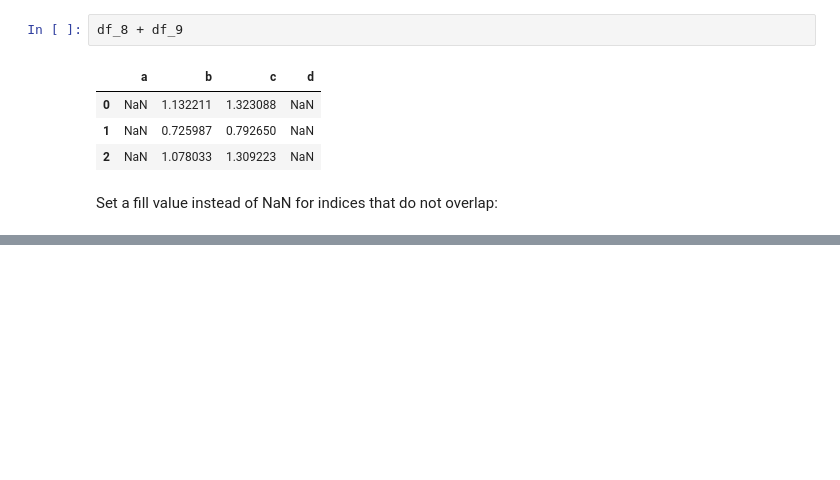
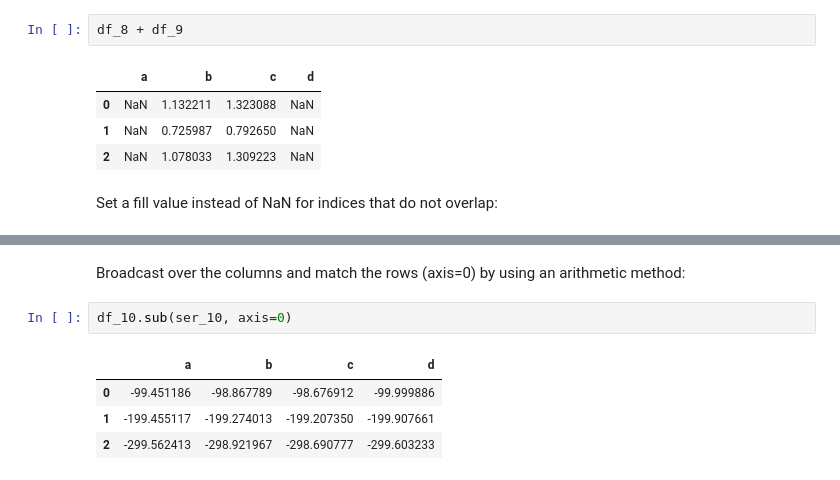
Before and after one commit to donnemartin/data-science-ipython-notebooks, a Jupyter notebook: pandas/pandas.ipynb, the cells around one changed output, grey strips where cells are left out. Cells and saved outputs as stored; diff of their text form; blank space fills up the shorter version.

```diff
--- a/pandas/pandas.ipynb
+++ b/pandas/pandas.ipynb
@@ -752,0 +799,9 @@ df_8.add(df_9, fill_value=0)
+# %% [markdown]
+Broadcast over the columns and match the rows (axis=0) by using an arithmetic method:
+# %%
+df_10.sub(ser_10, axis=0)
+# %% [output]
+|  | a | b | c | d |
+| 0 | -99.451186 | -98.867789 | -98.676912 | -99.999886 |
+| 1 | -199.455117 | -199.274013 | -199.207350 | -199.907661 |
+| 2 | -299.562413 | -298.921967 | -298.690777 | -299.603233 |
```
Also changed, not shown: parts of 8 cells of this notebook.
